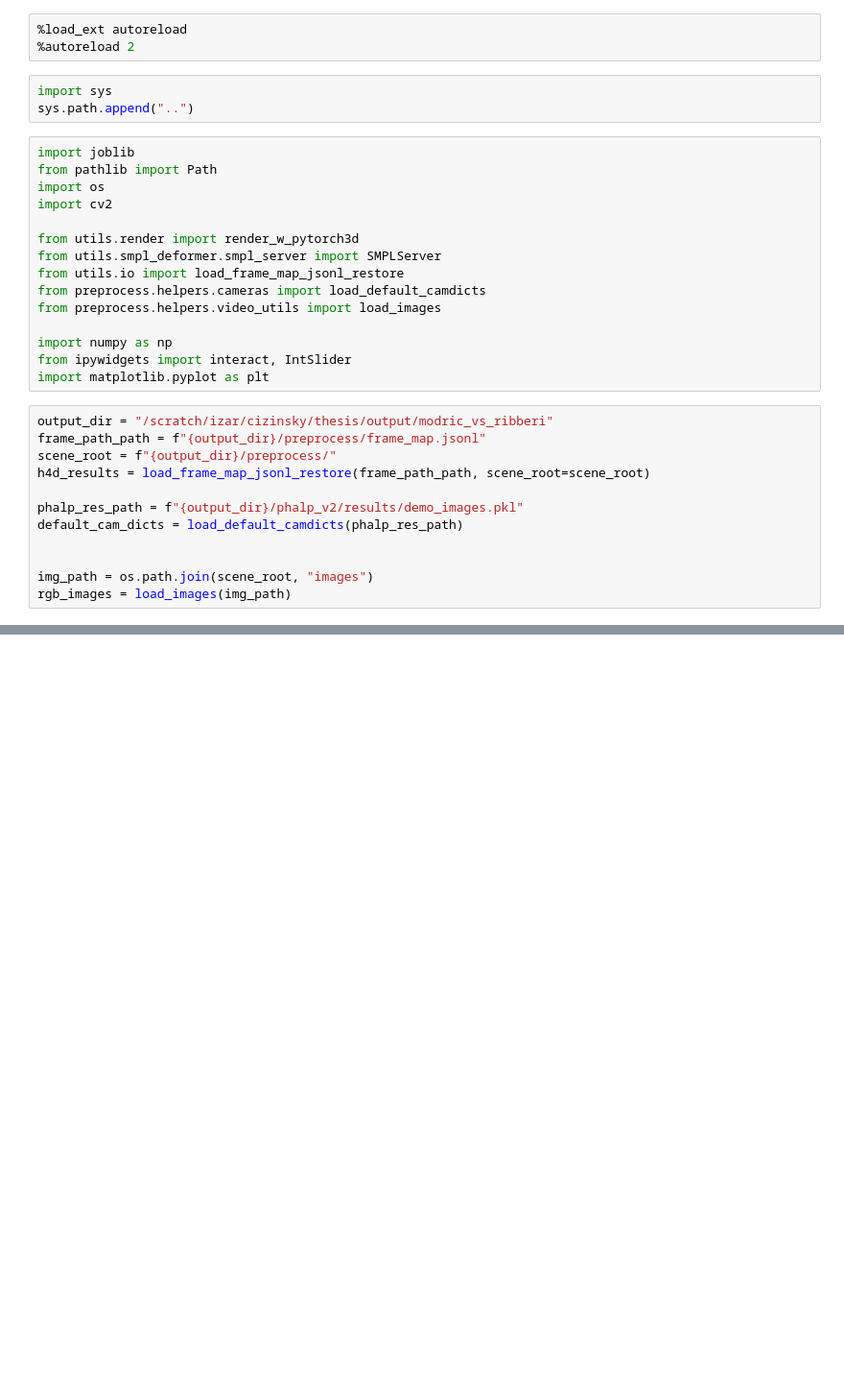
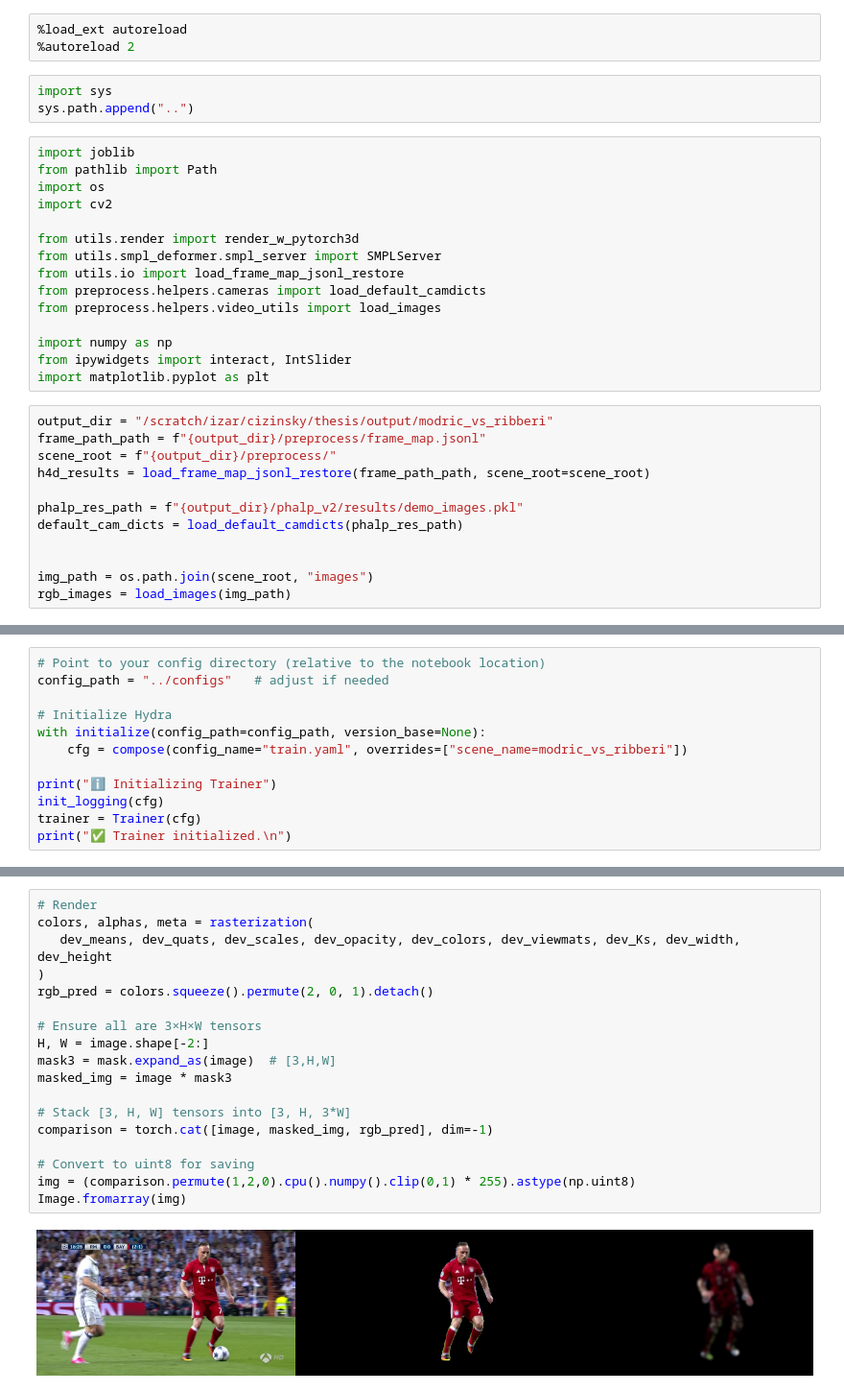
Before and after one commit to ludekcizinsky/master-thesis, a Jupyter notebook: playground/rendering.ipynb, the cells around one changed output, grey strips where cells are left out. Shown at 96% size. Drawn from its saved outputs; the diff is of its cells as text; blank space fills up the shorter version.

```diff
--- a/playground/rendering.ipynb
+++ b/playground/rendering.ipynb
@@ -63,0 +102,12 @@ interactive(children=(IntSlider(value=0, description='i', max=86), Output()), _d
+# %%
+# Point to your config directory (relative to the notebook location)
+config_path = "../configs"   # adjust if needed
+
+# Initialize Hydra
+with initialize(config_path=config_path, version_base=None):
+    cfg = compose(config_name="train.yaml", overrides=["scene_name=modric_vs_ribberi"])
+
+print("ℹ️ Initializing Trainer")
+init_logging(cfg)
+trainer = Trainer(cfg)
+print("✅ Trainer initialized.\n")
@@ -63,0 +160,20 @@ interactive(children=(IntSlider(value=0, description='i', max=86), Output()), _d
+# %%
+# Render
+colors, alphas, meta = rasterization(
+   dev_means, dev_quats, dev_scales, dev_opacity, dev_colors, dev_viewmats, dev_Ks, dev_width, dev_height
+)
+rgb_pred = colors.squeeze().permute(2, 0, 1).detach()
+
+# Ensure all are 3×H×W tensors
+H, W = image.shape[-2:]
+mask3 = mask.expand_as(image)  # [3,H,W]
+masked_img = image * mask3
+
+# Stack [3, H, W] tensors into [3, H, 3*W]
+comparison = torch.cat([image, masked_img, rgb_pred], dim=-1)
+
+# Convert to uint8 for saving
+img = (comparison.permute(1,2,0).cpu().numpy().clip(0,1) * 255).astype(np.uint8)
+Image.fromarray(img)
+# %% [output]
+[figure, added]
```
Also changed, not shown: parts of 9 cells of this notebook, 3 other files.
